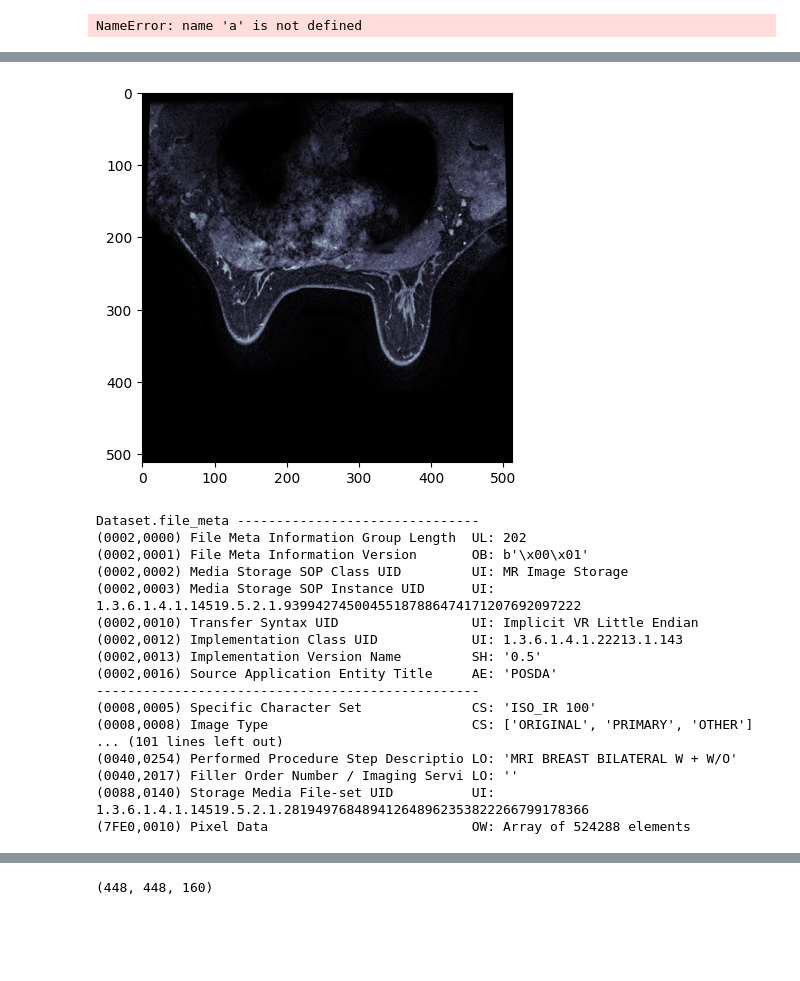
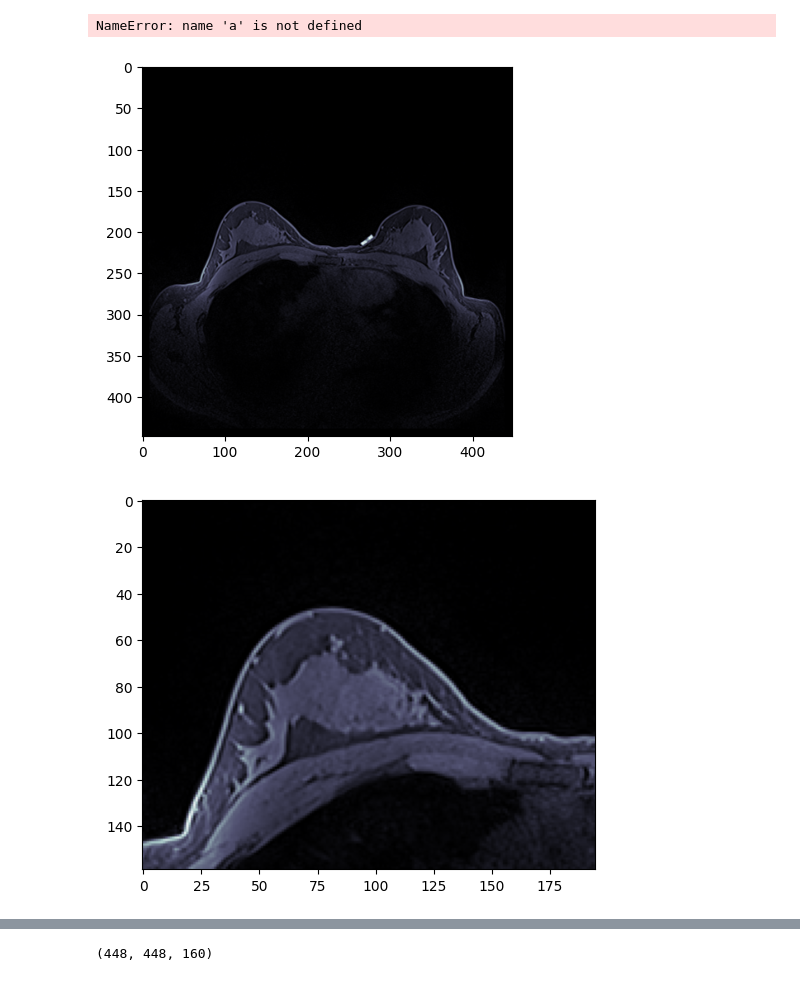
Before and after one commit to VikramGanesanjs/tlab-project-s2026, a Jupyter notebook: src/duke_dinov3_baseline.ipynb, the cells around one changed output, grey strips where cells are left out. Saved outputs shown, nothing was run; the diff lists cells and outputs as text; code cells hidden in the pictures; blank space fills up the shorter version.

```diff
--- a/src/duke_dinov3_baseline.ipynb
+++ b/src/duke_dinov3_baseline.ipynb
@@ -65,10 +65,22 @@ import nibabel as nib
 
 import numpy as np
 # %%
-full = nib.load('/common/ganesanv/tlab/data/tcia/duke_breast_cancer_mri_nifti/Breast_MRI_127/post_1/volume.nii')
-left = nib.load('/common/ganesanv/tlab/data/tcia/duke_breast_cancer_mri_nifti/Breast_MRI_127/post_1/left.nii')
-right = nib.load('/common/ganesanv/tlab/data/tcia/duke_breast_cancer_mri_nifti/Breast_MRI_127/post_1/right.nii')
+full = nib.load('/common/ganesanv/tlab/data/tcia/duke_breast_cancer_processed/Breast_MRI_007/pre/volume.nii')
+left = nib.load('/common/ganesanv/tlab/data/tcia/duke_breast_cancer_processed/Breast_MRI_007/pre/left.nii')
+right = nib.load('/common/ganesanv/tlab/data/tcia/duke_breast_cancer_processed/Breast_MRI_007/pre/right.nii')
 
 full_data = full.get_fdata()
 left_data = left.get_fdata()
 right_data = right.get_fdata()
+
+plt.imshow(full_data[:, :, 80], cmap=plt.cm.bone)
+plt.show()
+
+plt.imshow(left_data[:, :, 80], cmap=plt.cm.bone)
+plt.show()
+
+plt.imshow(right_data[:, :, 80], cmap=plt.cm.bone)
+plt.show()
+# %% [output]
+[figure, added]
+[figure, added]
@@ -75,25 +87,0 @@ right_data = right.get_fdata()
-# %%
-p2 = '/common/ganesanv/tlab/data/tcia/duke_breast_cancer_mri/Breast_MRI_002/1.3.6.1.4.1.14519.5.2.1.29344851079648912610491979642001151972/MR_1.3.6.1.4.1.14519.5.2.1.92459963600394245252521533321918466447/0bcce30a-133d-4c53-a53e-3bdd0fef8471.dcm'
-a = pydicom.dcmread(p2)
-plt.imshow(a.pixel_array, cmap=plt.cm.bone)
-plt.show()
-print(a)
-# %% [output]
-[figure, removed]
-Dataset.file_meta -------------------------------
-(0002,0000) File Meta Information Group Length  UL: 202
-(0002,0001) File Meta Information Version       OB: b'\x00\x01'
-(0002,0002) Media Storage SOP Class UID         UI: MR Image Storage
-(0002,0003) Media Storage SOP Instance UID      UI: 1.3.6.1.4.1.14519.5.2.1.93994274500455187886474171207692097222
-(0002,0010) Transfer Syntax UID                 UI: Implicit VR Little Endian
-(0002,0012) Implementation Class UID            UI: 1.3.6.1.4.1.22213.1.143
-(0002,0013) Implementation Version Name         SH: '0.5'
-(0002,0016) Source Application Entity Title     AE: 'POSDA'
--------------------------------------------------
-(0008,0005) Specific Character Set              CS: 'ISO_IR 100'
-(0008,0008) Image Type                          CS: ['ORIGINAL', 'PRIMARY', 'OTHER']
-... (101 lines left out)
-(0040,0254) Performed Procedure Step Descriptio LO: 'MRI BREAST BILATERAL W + W/O'
-(0040,2017) Filler Order Number / Imaging Servi LO: ''
-(0088,0140) Storage Media File-set UID          UI: 1.3.6.1.4.1.14519.5.2.1.281949768489412648962353822266799178366
-(7FE0,0010) Pixel Data                          OW: Array of 524288 elements
```
Also changed, not shown: parts of 11 cells of this notebook, 7 other files.
